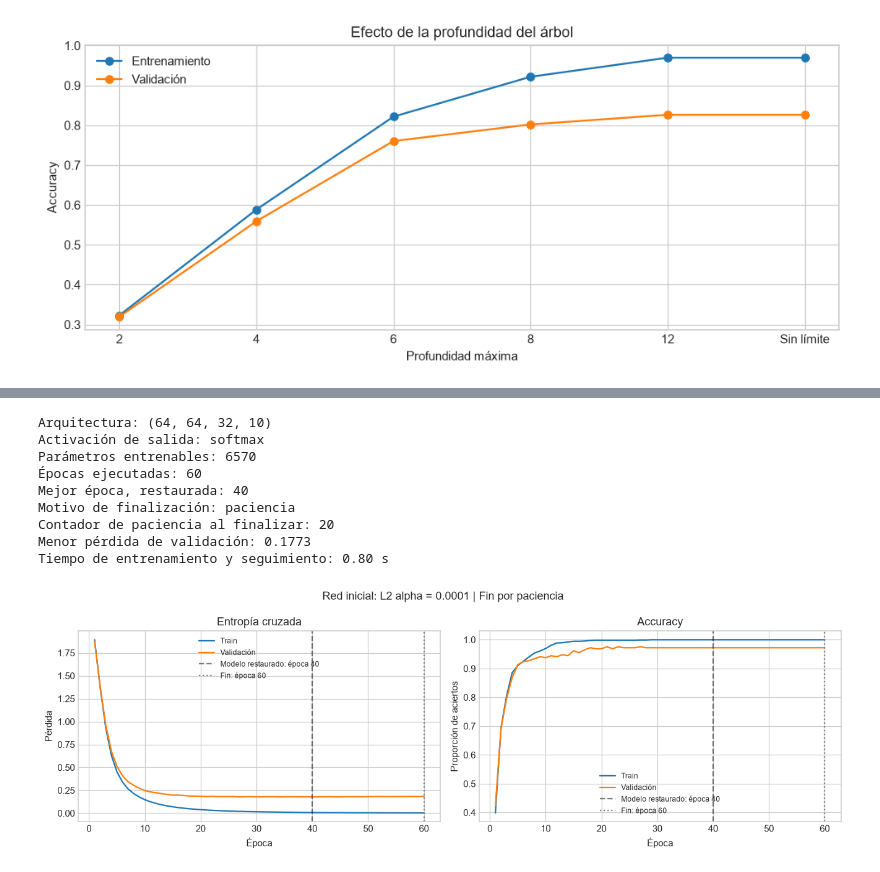
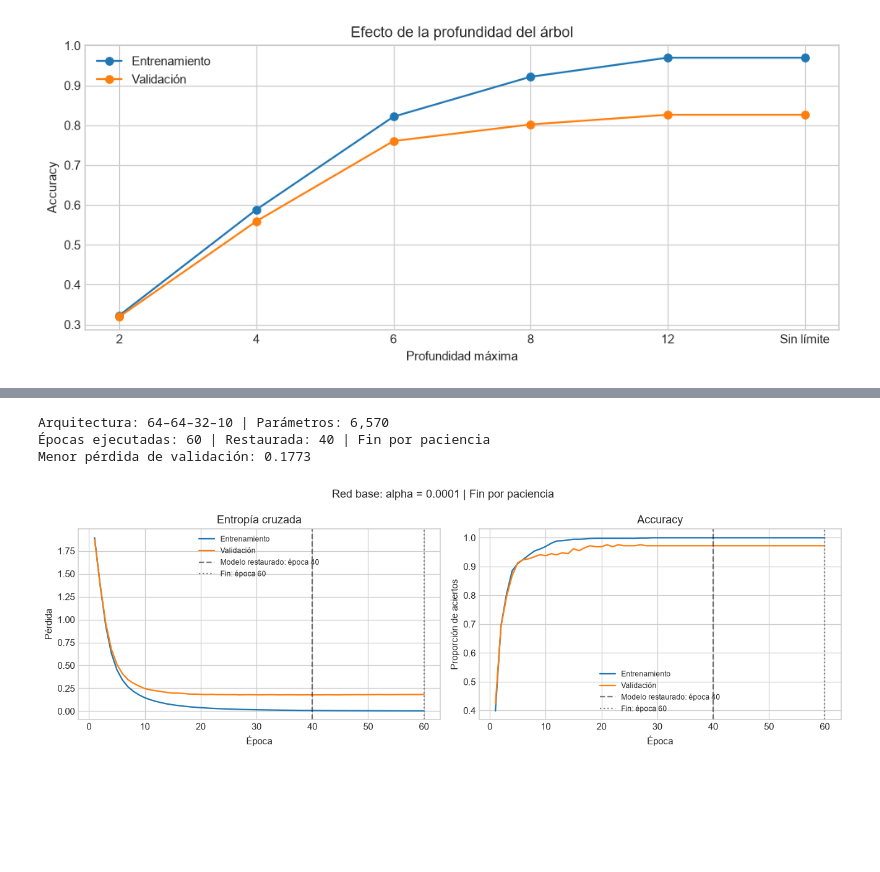
Before and after one commit to GJLG0501/Inteligencia-artificial-avanzada, a Jupyter notebook: P2/Module 2 Deep Learning/LabNNs.ipynb, the cells around one changed output, grey strips where cells are left out. Drawn from its saved outputs; the diff is of its cells as text; code cells hidden in the pictures; blank space fills up the shorter version.

```diff
--- a/P2/Module 2 Deep Learning/LabNNs.ipynb
+++ b/P2/Module 2 Deep Learning/LabNNs.ipynb
@@ -425,21 +298,24 @@ def entrenar_red(alpha):
     segundos = perf_counter() - inicio
     historial = pd.DataFrame(historial)
     assert mejor_red is not None and np.isfinite(historial[["train_loss", "val_loss"]]).all().all()
+    assert np.isclose(
+        log_loss(y_val, mejor_red.predict_proba(X_val_nn), labels=CLASES),
+        mejor_perdida, atol=1e-12,
+    )
     return {
         "modelo": mejor_red, "historial": historial, "alpha": alpha,
         "mejor_epoca": mejor_epoca, "epocas_ejecutadas": len(historial),
         "mejor_val_loss": mejor_perdida, "segundos": segundos,
         "motivo_parada": "paciencia" if sin_mejora >= PACIENCIA else "presupuesto de épocas",
-        "paciencia_final": sin_mejora,
         "parametros": sum(w.size for w in mejor_red.coefs_) + sum(b.size for b in mejor_red.intercepts_),
     }
 
 def graficar_aprendizaje(resultado, titulo):
     historial = resultado["historial"]
     fig, axes = plt.subplots(1, 2, figsize=(12, 4))
-    for columna, etiqueta in (("train_loss", "Train"), ("val_loss", "Validación")):
+    for columna, etiqueta in (("train_loss", "Entrenamiento"), ("val_loss", "Validación")):
         axes[0].plot(historial["epoch"], historial[columna], label=etiqueta)
-    for columna, etiqueta in (("train_accuracy", "Train"), ("val_accuracy", "Validación")):
+    for columna, etiqueta in (("train_accuracy", "Entrenamiento"), ("val_accuracy", "Validación")):
         axes[1].plot(historial["epoch"], historial[columna], label=etiqueta)
     for ax in axes:
         ax.axvline(resultado["mejor_epoca"], color="black", linestyle="--", alpha=0.5,
@@ -456,25 +332,14 @@ def graficar_aprendizaje(resultado, titulo):
     plt.show()
 # %%
 red_base = entrenar_red(alpha=1e-4)
-print("Arquitectura:", (64, *ARQUITECTURA, 10))
-print("Activación de salida:", red_base["modelo"].out_activation_)
-print("Parámetros entrenables:", red_base["parametros"])
-print("Épocas ejecutadas:", red_base["epocas_ejecutadas"])
-print("Mejor época, restaurada:", red_base["mejor_epoca"])
-print("Motivo de finalización:", red_base["motivo_parada"])
-print("Contador de paciencia al finalizar:", red_base["paciencia_final"])
+print(f"Arquitectura: 64–64–32–10 | Parámetros: {red_base['parametros']:,}")
+print(f"Épocas ejecutadas: {red_base['epocas_ejecutadas']} | "
+      f"Restaurada: {red_base['mejor_epoca']} | Fin por {red_base['motivo_parada']}")
 print(f"Menor pérdida de validación: {red_base['mejor_val_loss']:.4f}")
-print(f"Tiempo de entrenamiento y seguimiento: {red_base['segundos']:.2f} s")
-graficar_aprendizaje(red_base, "Red inicial: L2 alpha = 0.0001")
+graficar_aprendizaje(red_base, "Red base: alpha = 0.0001")
 # %% [output]
-Arquitectura: (64, 64, 32, 10)
-Activación de salida: softmax
-Parámetros entrenables: 6570
-Épocas ejecutadas: 60
-Mejor época, restaurada: 40
-Motivo de finalización: paciencia
-Contador de paciencia al finalizar: 20
+Arquitectura: 64–64–32–10 | Parámetros: 6,570
+Épocas ejecutadas: 60 | Restaurada: 40 | Fin por paciencia
 Menor pérdida de validación: 0.1773
-Tiempo de entrenamiento y seguimiento: 0.80 s
-[figure, old version]
+[figure, new version]
 # %% [markdown]
```
Also changed, not shown: parts of 25 cells of this notebook, 2 other files.
